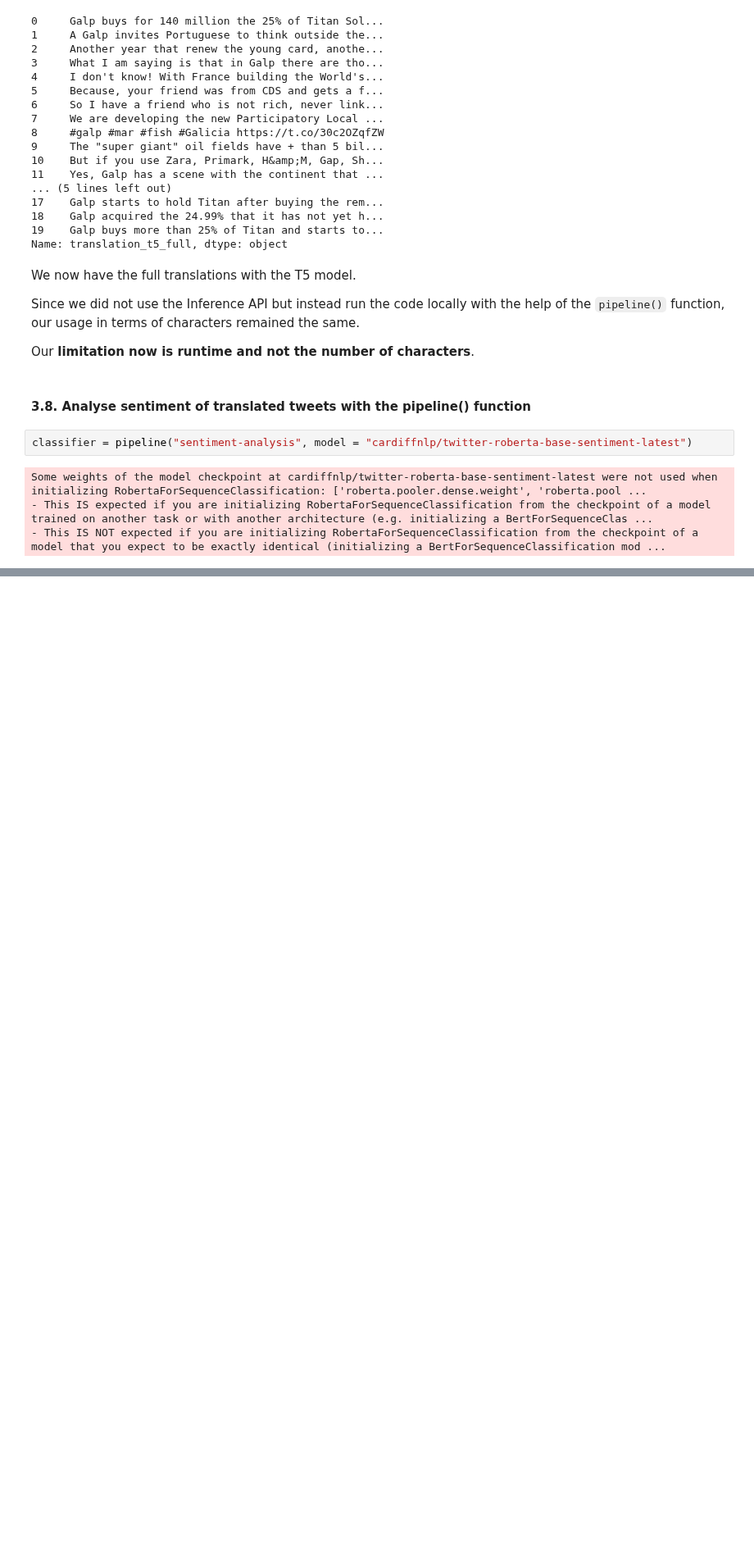
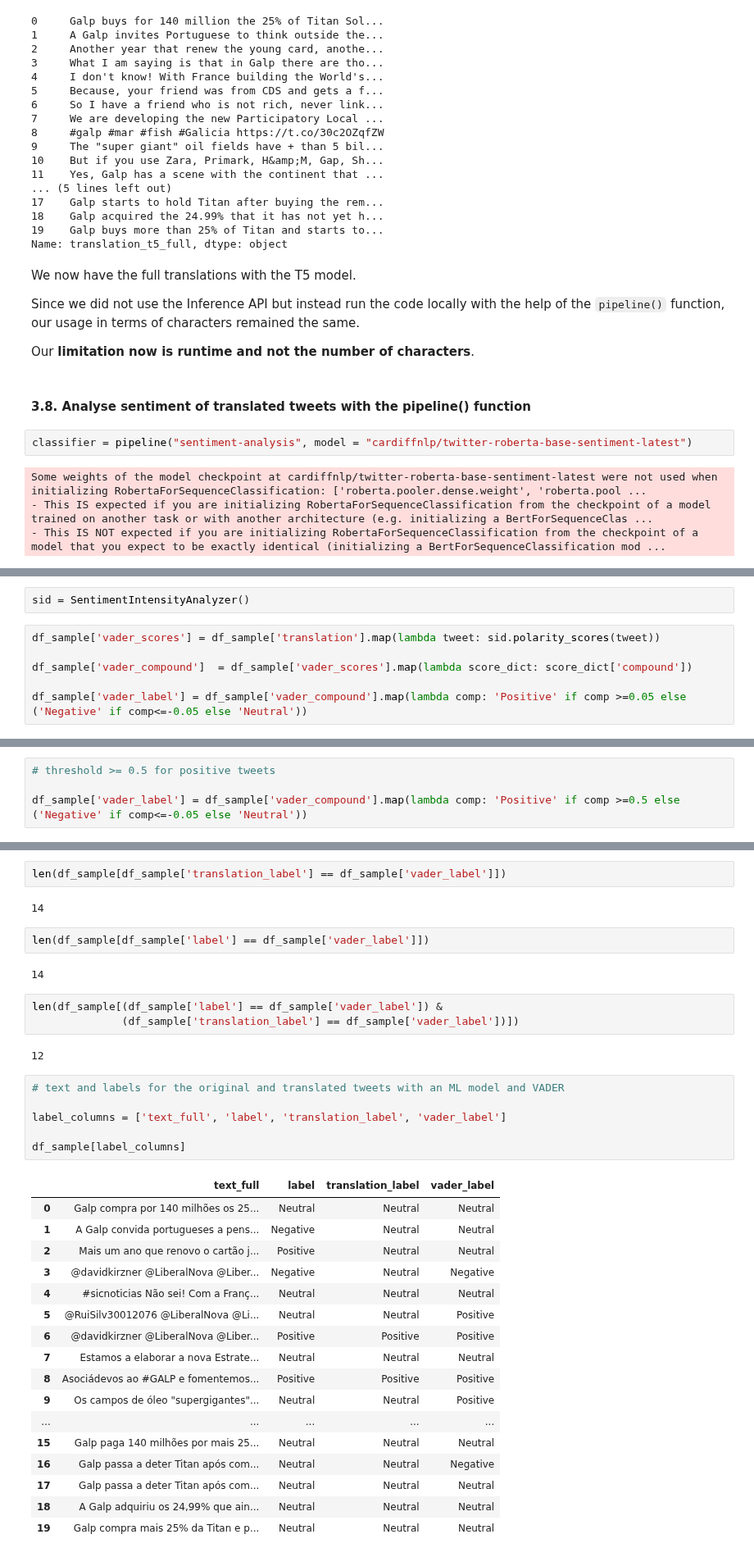
Before and after one commit to polltter/share, a Jupyter notebook: notebooks/sentiment_analysis_PT.ipynb, the cells around one changed output, grey strips where cells are left out. Shown at 82% size. Saved outputs shown, nothing was run; the diff lists cells and outputs as text; blank space fills up the shorter version.

Commit message:
update sentiment analysis PT - sentiment analysis with vader: #5

```diff
--- a/notebooks/sentiment_analysis_PT.ipynb
+++ b/notebooks/sentiment_analysis_PT.ipynb
@@ -1023,0 +1028,8 @@ We've managed to translate and analyse the sentiment of our tweets without using
+# %%
+sid = SentimentIntensityAnalyzer()
+# %%
+df_sample['vader_scores'] = df_sample['translation'].map(lambda tweet: sid.polarity_scores(tweet))
+
+df_sample['vader_compound']  = df_sample['vader_scores'].map(lambda score_dict: score_dict['compound'])
+
+df_sample['vader_label'] = df_sample['vader_compound'].map(lambda comp: 'Positive' if comp >=0.05 else ('Negative' if comp<=-0.05 else 'Neutral'))
@@ -1023,0 +1074,4 @@ We've managed to translate and analyse the sentiment of our tweets without using
+# %%
+# threshold >= 0.5 for positive tweets
+
+df_sample['vader_label'] = df_sample['vader_compound'].map(lambda comp: 'Positive' if comp >=0.5 else ('Negative' if comp<=-0.05 else 'Neutral'))
@@ -1023,0 +1085,37 @@ We've managed to translate and analyse the sentiment of our tweets without using
+# %%
+len(df_sample[df_sample['translation_label'] == df_sample['vader_label']])
+# %% [output]
+14
+# %%
+len(df_sample[df_sample['label'] == df_sample['vader_label']])
+# %% [output]
+14
+# %%
+len(df_sample[(df_sample['label'] == df_sample['vader_label']) &
+              (df_sample['translation_label'] == df_sample['vader_label'])])
+# %% [output]
+12
+# %%
+# text and labels for the original and translated tweets with an ML model and VADER
+
+label_columns = ['text_full', 'label', 'translation_label', 'vader_label']
+
+df_sample[label_columns]
+# %% [output]
+|  | text_full | label | translation_label | vader_label |
+| 0 | Galp compra por 140 milhões os 25... | Neutral | Neutral | Neutral |
+| 1 | A Galp convida portugueses a pens... | Negative | Neutral | Neutral |
+| 2 | Mais um ano que renovo o cartão j... | Positive | Neutral | Neutral |
+| 3 | @davidkirzner @LiberalNova @Liber... | Negative | Neutral | Negative |
+| 4 | #sicnoticias Não sei! Com a Franç... | Neutral | Neutral | Neutral |
+| 5 | @RuiSilv30012076 @LiberalNova @Li... | Neutral | Neutral | Positive |
+| 6 | @davidkirzner @LiberalNova @Liber... | Positive | Positive | Positive |
+| 7 | Estamos a elaborar a nova Estrate... | Neutral | Neutral | Neutral |
+| 8 | Asociádevos ao #GALP e fomentemos... | Positive | Positive | Positive |
+| 9 | Os campos de óleo "supergigantes"... | Neutral | Neutral | Positive |
+| ... | ... | ... | ... | ... |
+| 15 | Galp paga 140 milhões por mais 25... | Neutral | Neutral | Neutral |
+| 16 | Galp passa a deter Titan após com... | Neutral | Neutral | Negative |
+| 17 | Galp passa a deter Titan após com... | Neutral | Neutral | Neutral |
+| 18 | A Galp adquiriu os 24,99% que ain... | Neutral | Neutral | Neutral |
+| 19 | Galp compra mais 25% da Titan e p... | Neutral | Neutral | Neutral |
```
Also changed, not shown: parts of 43 cells of this notebook.
